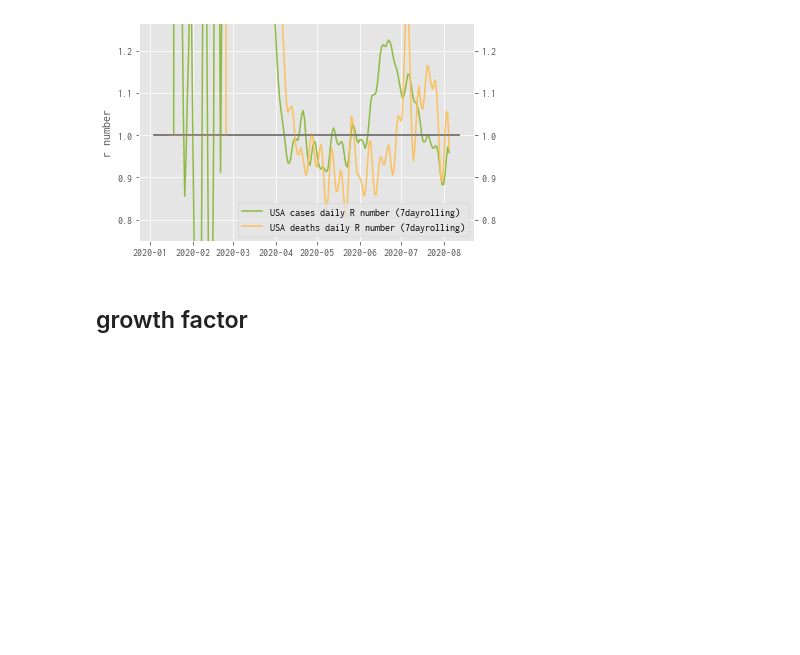
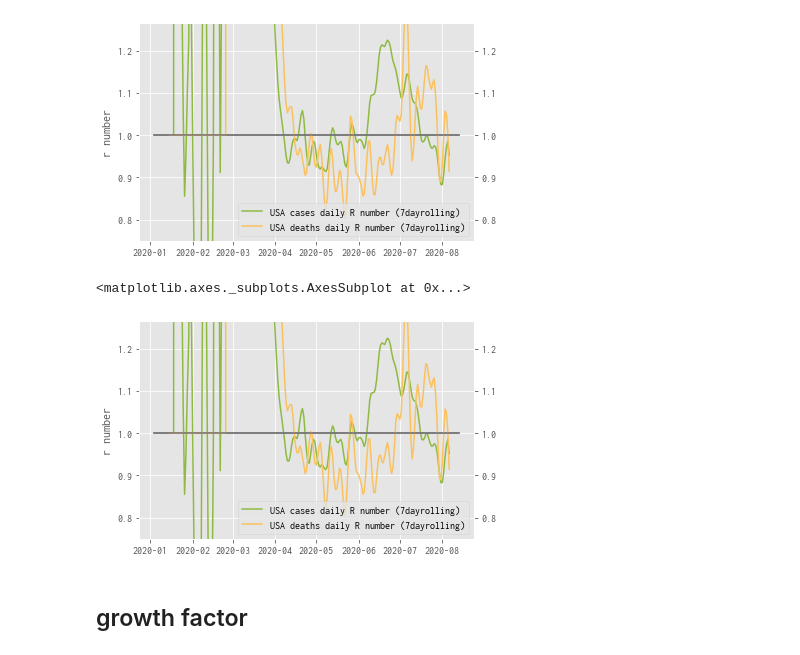
Before and after one commit to oscovida/oscovida, a Jupyter notebook: refactoring_tests.ipynb, the cells around one changed output. Saved outputs shown, nothing was run; the diff lists cells and outputs as text; code cells hidden in the pictures; blank space fills up the shorter version.

```diff
--- a/refactoring_tests.ipynb
+++ b/refactoring_tests.ipynb
@@ -171,6 +168,11 @@ plots.plot_r_number(
 # %% [output]
 <matplotlib.axes._subplots.AxesSubplot at 0x...>
 [figure]
+# %%
+plots.plot_r_number(region)
+# %% [output]
+<matplotlib.axes._subplots.AxesSubplot at 0x...>
+[figure, added]
 # %% [markdown]
 ## growth factor
 # %%
```
Also changed, not shown: parts of 14 cells of this notebook.
